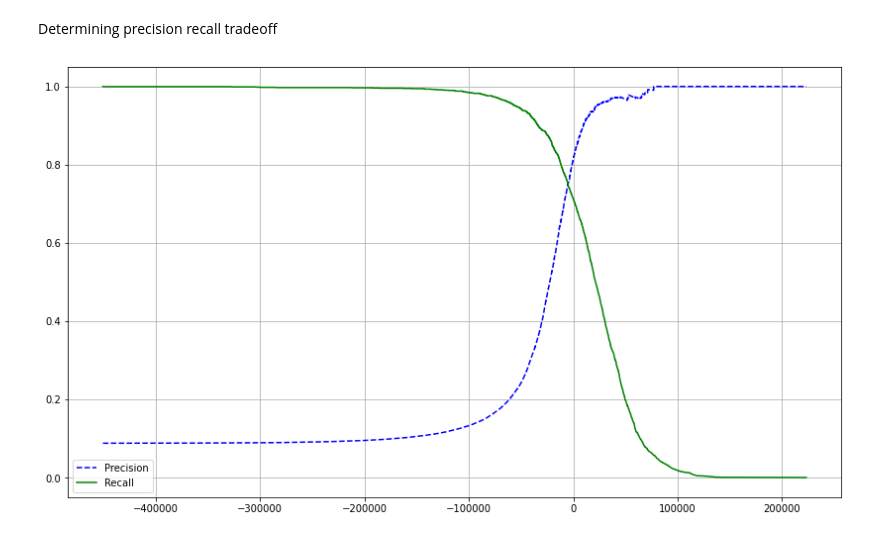
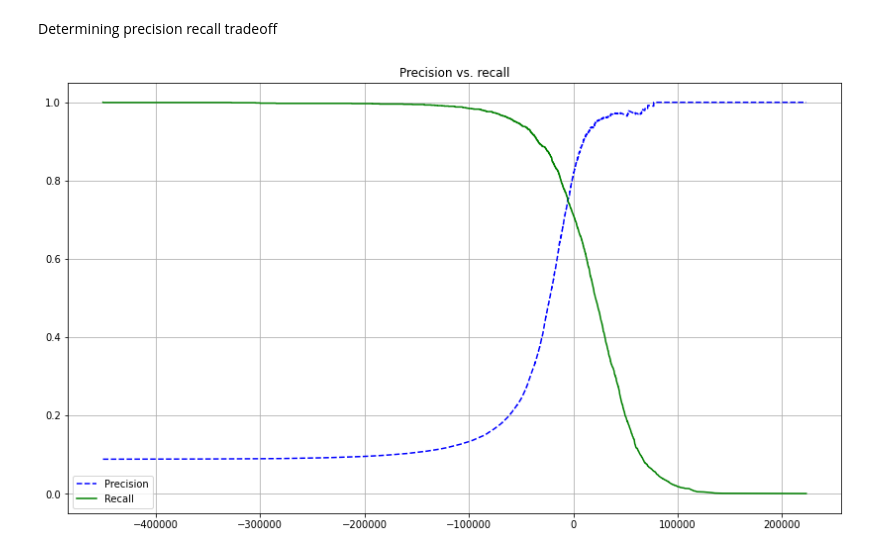
Before and after one commit to cmannnn/mnist, a Jupyter notebook: MNIST.ipynb, the cells around one changed output. Cells and saved outputs as stored; diff of their text form; code cells hidden in the pictures.

```diff
--- a/MNIST.ipynb
+++ b/MNIST.ipynb
@@ -183,12 +183,13 @@ precisions, recalls, thresholds = precision_recall_curve(mnist_y_train_5, y_scor
 # %%
 # plotting
 fig, ax = plt.subplots(figsize=[14,8])
 
 plt.plot(thresholds, precisions[:-1], 'b--', label='Precision')
 plt.plot(thresholds, recalls[:-1], 'g-', label='Recall')
 
 plt.grid()
+plt.title('Precision vs. recall')
 plt.legend()
 plt.show()
 # %% [output]
-[figure, old version]
+[figure, new version]
```
Also changed, not shown: parts of 1 cell of this notebook.
